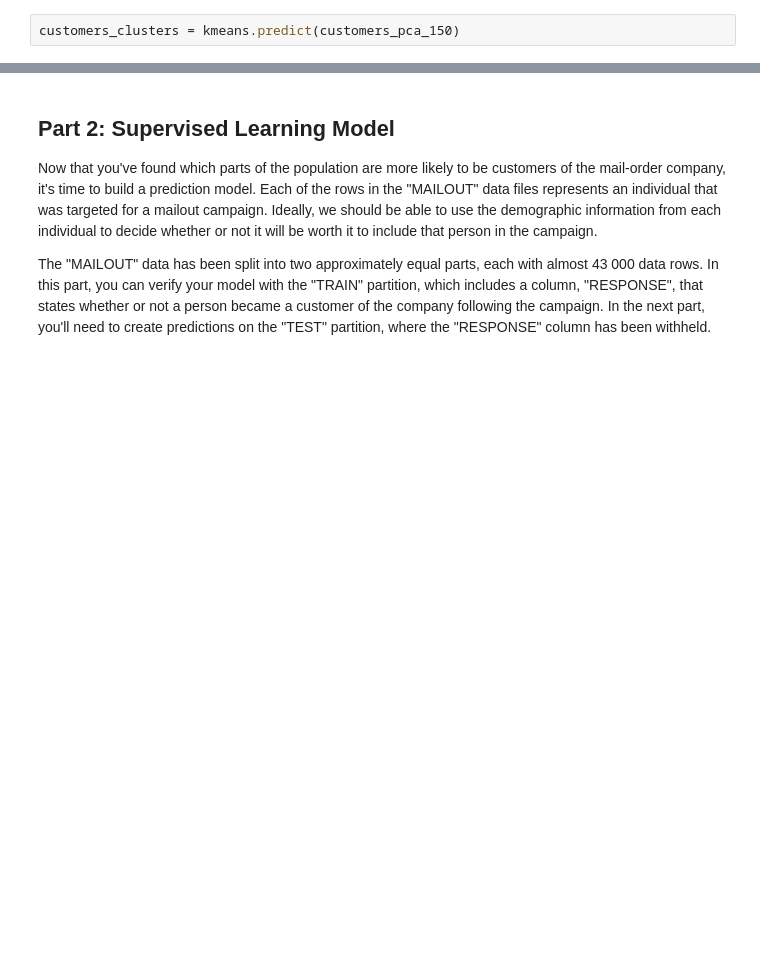
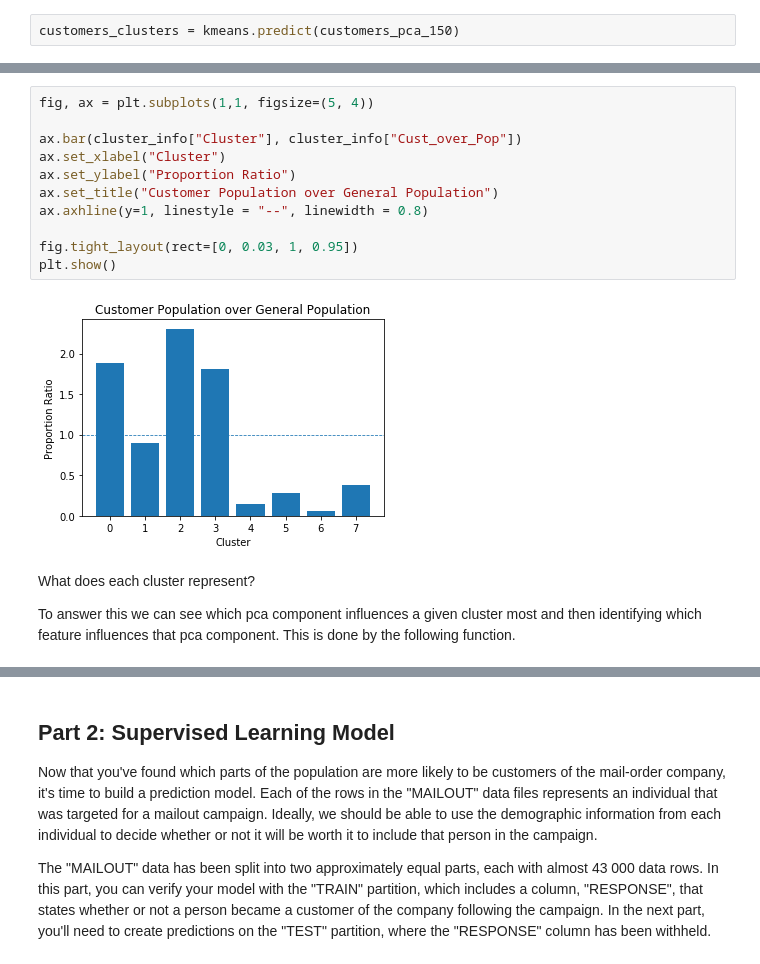
Before and after one commit to pranaymodukuru/Bertelsmann-Arvato-customer-segmentation, a Jupyter notebook: Arvato Project Workbook.ipynb, the cells around one changed output, grey strips where cells are left out. Cells and saved outputs as stored; diff of their text form; blank space fills up the shorter version.

```diff
--- a/Arvato Project Workbook.ipynb
+++ b/Arvato Project Workbook.ipynb
@@ -1415,0 +1511,17 @@ print(azdias_clusters[:15], customers_clusters[:15])
+# %%
+fig, ax = plt.subplots(1,1, figsize=(5, 4))
+
+ax.bar(cluster_info["Cluster"], cluster_info["Cust_over_Pop"])
+ax.set_xlabel("Cluster")
+ax.set_ylabel("Proportion Ratio")
+ax.set_title("Customer Population over General Population")
+ax.axhline(y=1, linestyle = "--", linewidth = 0.8)
+
+fig.tight_layout(rect=[0, 0.03, 1, 0.95])
+plt.show()
+# %% [output]
+[figure, added]
+# %% [markdown]
+What does each cluster represent?
+
+To answer this we can see which pca component influences a given cluster most and then identifying which feature influences that pca component. This is done by the following function.
```
Also changed, not shown: parts of 18 cells of this notebook.
